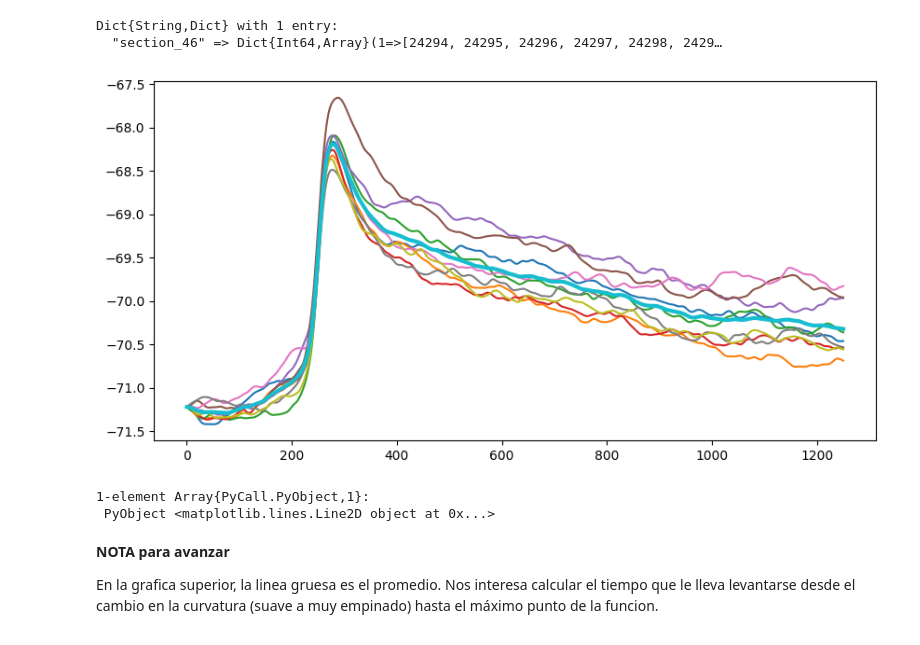
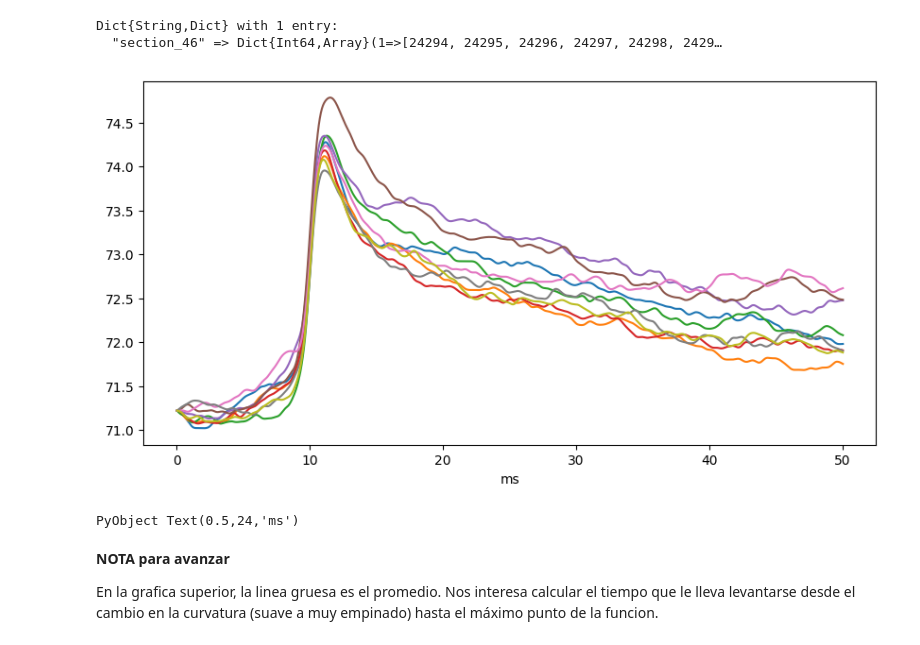
Before and after one commit to JoseJJAB/TrabajoCinvestav, a Jupyter notebook: SpikletDetection.ipynb, the cells around one changed output. Drawn from its saved outputs; the diff is of its cells as text; code cells hidden in the pictures.

Commit message:
funcion lineal por piezas añadida

```diff
--- a/SpikletDetection.ipynb
+++ b/SpikletDetection.ipynb
@@ -501,12 +507,21 @@ a=average1(limpia, suaves); # de ahora en adelante asi se sacan promedios sobre
 # %%
-normCut=Dict{String,Dict}()
+function normCut(datossuave, intervaloslimpios, intervalossospechos)
 
-for subs in keys(limpia)
-    normCut[subs]=Dict{Int, Array}()
-    for j in keys(limpia[subs])
-         arre=intSS[subs][j]
+    a=average1(intervaloslimpios, datossuave) # de ahora en adelante asi se sacan promedios sobre intervalos!
+    offset=a[1]
+    result=Dict{String,Dict}()
+
+   for subs in keys(intervaloslimpios)
+    result[subs]=Dict{Int, Array}()
+    for j in keys(intervaloslimpios[subs])
+         arre=intervalossospechos[subs][j]
         # es mejor dibujar con rangos que con listas de numeros
         rango=arre[1]:arre[end]
-        normCut[subs][j]=suaves[subs][rango].-(suaves[subs][rango][1]-a[1])
+        #normCut[subs][j]=suaves[subs][rango].-(suaves[subs][rango][1]-a[1])
+        result[subs][j]=g0(datossuave[subs][rango],a[1]) # g0 es la funcion que empareja el punto de inicio
+
     end
+
+    end
+    return result
 end
@@ -512,0 +530,2 @@ end
+# %%
+normalized=normCut(suaves, limpia, intSS)
@@ -530,22 +551,25 @@ Dict{String,Dict} with 1 entry:
   "section_46" => Dict{Int64,Array}(1=>[24294, 24295, 24296, 24297, 24298, 2429…
 # %%
 figura=figure(figsize=(10,5))
-
+rangot=0
 # Primero buscamos la lista de los intervalos ejemplo
-for subs in keys(normCut)
+for subs in keys(normalized)
     # en cada intervalo ejemplo puede haber varios subintervalos sospechosos
-    for j in keys(normCut[subs])
+    for j in keys(normalized[subs])
+           rango=intSS[subs][j]
+        ll=length(rango)
+        rangot=iart(1,ll)
         # tomamos el rango de cada subintervalo sospechoso
         # es mejor dibujar con rangos que con listas de numeros
-        plot(normCut[subs][j])
+        plot(rangot,normalized[subs][j])
     end
 end
 
-plot(a, lw=3)
+ xlabel("ms")
+#plot(a, lw=3)
 # %% [output]
-[figure, old version]
+[figure, new version]
-1-element Array{PyCall.PyObject,1}:
- PyObject <matplotlib.lines.Line2D object at 0x...>
+PyObject Text(0.5,24,'ms')
 # %% [markdown]
 **NOTA para avanzar**
 
```
Also changed, not shown: parts of 31 cells of this notebook.
